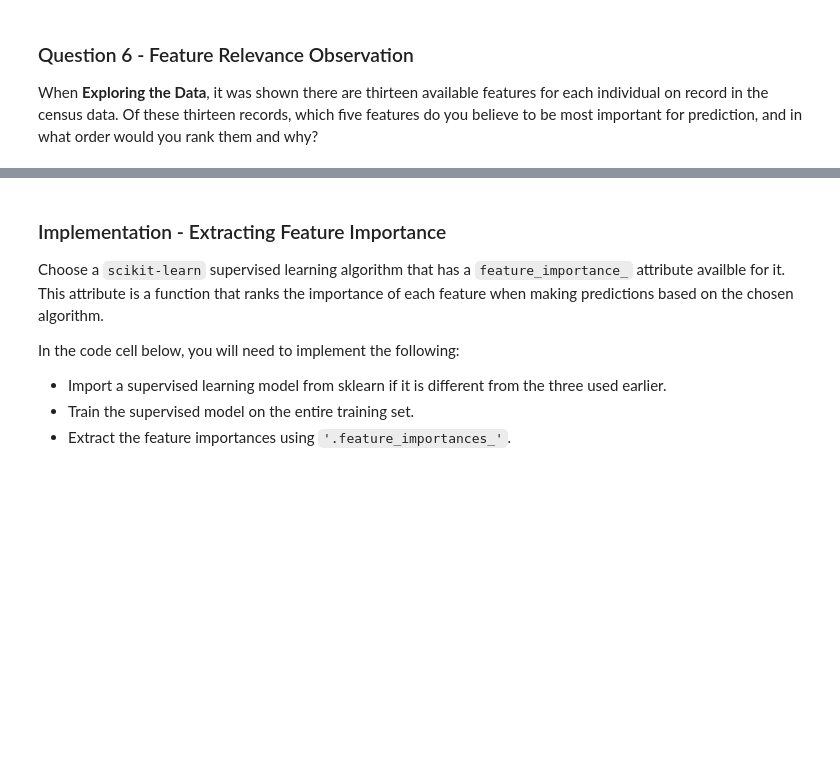
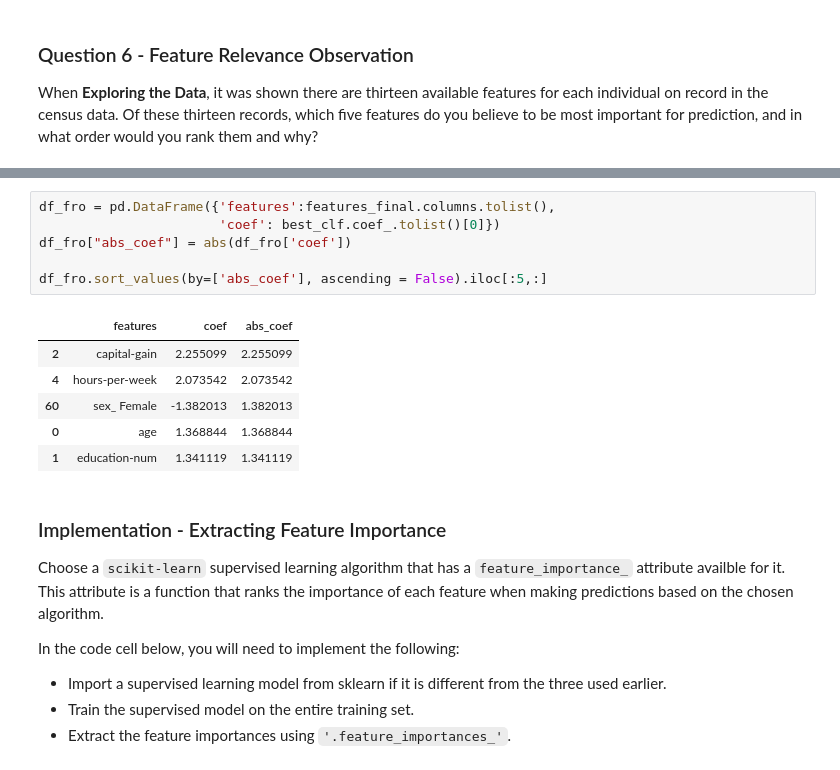
Before and after one commit to N1kh1l-Ja1n/Data-Science-ND-Udacity, a Jupyter notebook: finding_donors/finding_donors.ipynb, the cells around one changed output, grey strips where cells are left out. Cells and saved outputs as stored; diff of their text form; blank space fills up the shorter version.

```diff
--- a/finding_donors/finding_donors.ipynb
+++ b/finding_donors/finding_donors.ipynb
@@ -602,3 +604,16 @@ When **Exploring the Data**, it was shown there are thirteen available features
+# %%
+df_fro = pd.DataFrame({'features':features_final.columns.tolist(),
+                       'coef': best_clf.coef_.tolist()[0]})
+df_fro["abs_coef"] = abs(df_fro['coef'])
+
+df_fro.sort_values(by=['abs_coef'], ascending = False).iloc[:5,:]
+# %% [output]
+|  | features | coef | abs_coef |
+| 2 | capital-gain | 2.255099 | 2.255099 |
+| 4 | hours-per-week | 2.073542 | 2.073542 |
+| 60 | sex_ Female | -1.382013 | 1.382013 |
+| 0 | age | 1.368844 | 1.368844 |
+| 1 | education-num | 1.341119 | 1.341119 |
 # %% [markdown]
 ### Implementation - Extracting Feature Importance
 Choose a `scikit-learn` supervised learning algorithm that has a `feature_importance_` attribute availble for it. This attribute is a function that ranks the importance of each feature when making predictions based on the chosen algorithm.
```
Also changed, not shown: parts of 13 cells of this notebook.
